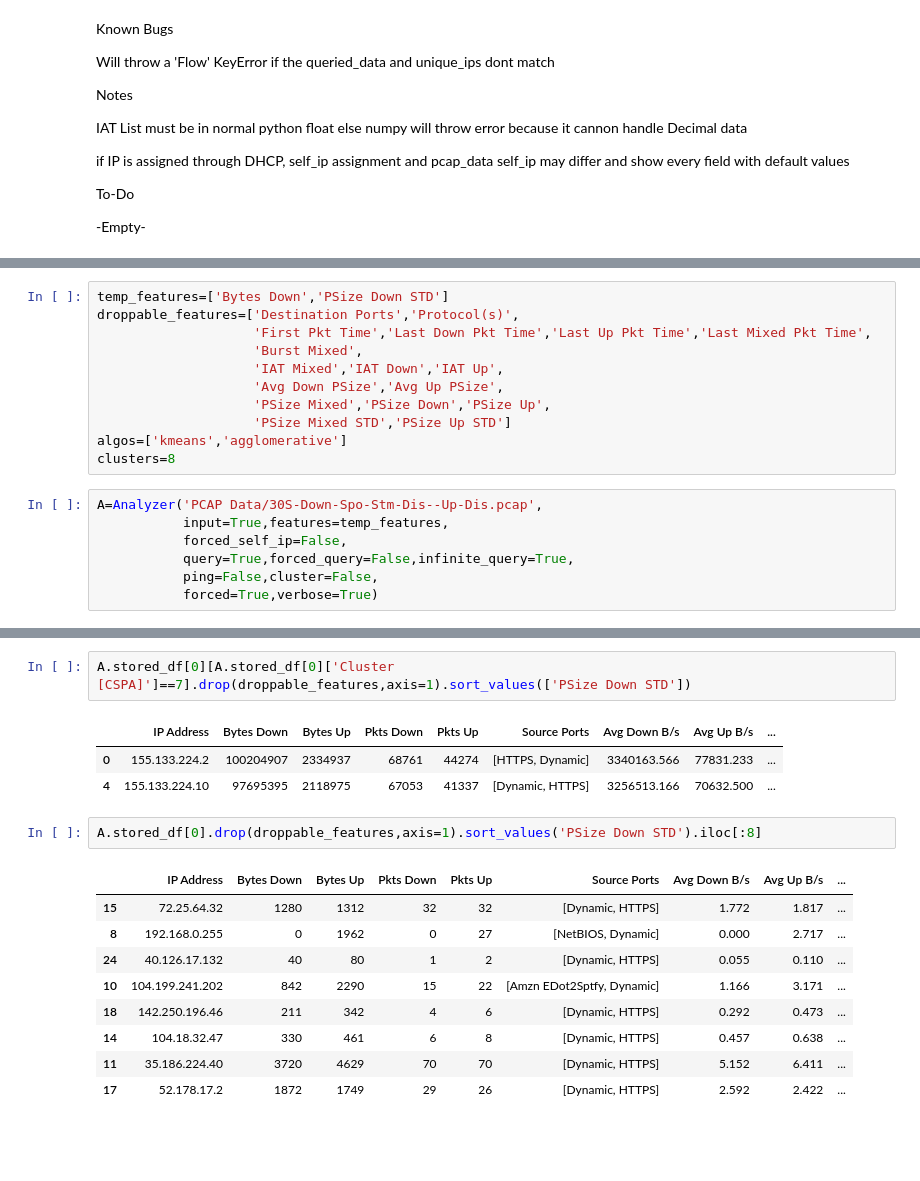
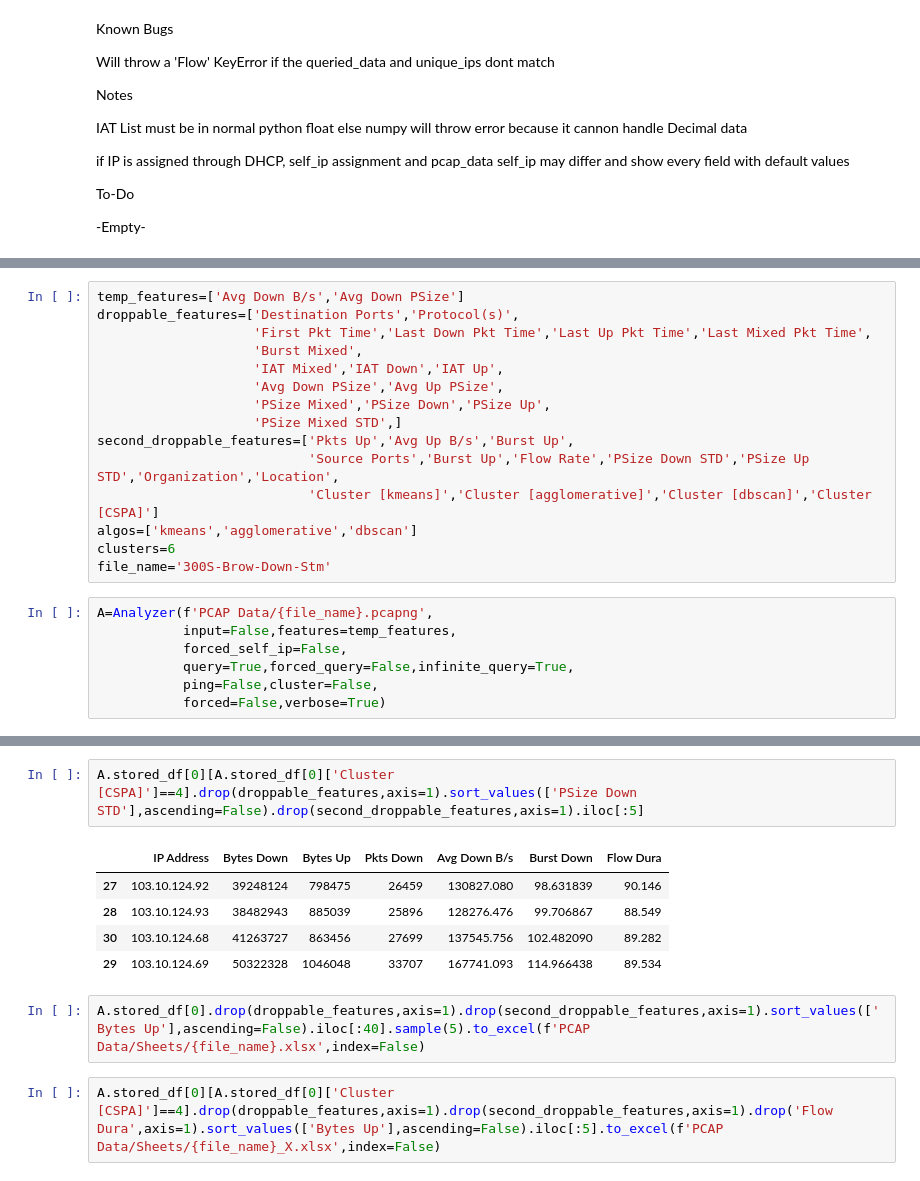
Before and after one commit to MobiusYeeitus/TrafficAnalysis, a Jupyter notebook: AnalysisCore.ipynb, the cells around one changed output, grey strips where cells are left out. Cells and saved outputs as stored; diff of their text form; blank space fills up the shorter version.

```diff
--- a/AnalysisCore.ipynb
+++ b/AnalysisCore.ipynb
@@ -959,19 +961,23 @@ class Analyzer:
 # %%
-temp_features=['Bytes Down','PSize Down STD']
+temp_features=['Avg Down B/s','Avg Down PSize']
 droppable_features=['Destination Ports','Protocol(s)',
                     'First Pkt Time','Last Down Pkt Time','Last Up Pkt Time','Last Mixed Pkt Time',
                     'Burst Mixed',
                     'IAT Mixed','IAT Down','IAT Up',
                     'Avg Down PSize','Avg Up PSize',
                     'PSize Mixed','PSize Down','PSize Up',
-                    'PSize Mixed STD','PSize Up STD']
-algos=['kmeans','agglomerative']
-clusters=8
+                    'PSize Mixed STD',]
+second_droppable_features=['Pkts Up','Avg Up B/s','Burst Up',
+                           'Source Ports','Burst Up','Flow Rate','PSize Down STD','PSize Up STD','Organization','Location',
+                           'Cluster [kmeans]','Cluster [agglomerative]','Cluster [dbscan]','Cluster [CSPA]']
+algos=['kmeans','agglomerative','dbscan']
+clusters=6
+file_name='300S-Brow-Down-Stm'
 # %%
-A=Analyzer('PCAP Data/30S-Down-Spo-Stm-Dis--Up-Dis.pcap',
-           input=True,features=temp_features,
+A=Analyzer(f'PCAP Data/{file_name}.pcapng',
+           input=False,features=temp_features,
            forced_self_ip=False,
            query=True,forced_query=False,infinite_query=True,
            ping=False,cluster=False,
-           forced=True,verbose=True)
+           forced=False,verbose=True)
 # %% [output]
@@ -998,18 +1006,12 @@ A.Generate_Ensembling(features=temp_features,ensembling_algorithms=algos,cluster
 # %%
-A.stored_df[0][A.stored_df[0]['Cluster [CSPA]']==7].drop(droppable_features,axis=1).sort_values(['PSize Down STD'])
+A.stored_df[0][A.stored_df[0]['Cluster [CSPA]']==4].drop(droppable_features,axis=1).sort_values(['PSize Down STD'],ascending=False).drop(second_droppable_features,axis=1).iloc[:5]
 # %% [output]
-|  | IP Address | Bytes Down | Bytes Up | Pkts Down | Pkts Up | Source Ports | Avg Down B/s | Avg Up B/s | ... |
-| 0 | 155.133.224.2 | 100204907 | 2334937 | 68761 | 44274 | [HTTPS, Dynamic] | 3340163.566 | 77831.233 | ... |
-| 4 | 155.133.224.10 | 97695395 | 2118975 | 67053 | 41337 | [Dynamic, HTTPS] | 3256513.166 | 70632.500 | ... |
+|  | IP Address | Bytes Down | Bytes Up | Pkts Down | Avg Down B/s | Burst Down | Flow Dura |
+| 27 | 103.10.124.92 | 39248124 | 798475 | 26459 | 130827.080 | 98.631839 | 90.146 |
+| 28 | 103.10.124.93 | 38482943 | 885039 | 25896 | 128276.476 | 99.706867 | 88.549 |
+| 30 | 103.10.124.68 | 41263727 | 863456 | 27699 | 137545.756 | 102.482090 | 89.282 |
+| 29 | 103.10.124.69 | 50322328 | 1046048 | 33707 | 167741.093 | 114.966438 | 89.534 |
-# %%
-A.stored_df[0].drop(droppable_features,axis=1).sort_values('PSize Down STD').iloc[:8]
-# %% [output]
-|  | IP Address | Bytes Down | Bytes Up | Pkts Down | Pkts Up | Source Ports | Avg Down B/s | Avg Up B/s | ... |
-| 15 | 72.25.64.32 | 1280 | 1312 | 32 | 32 | [Dynamic, HTTPS] | 1.772 | 1.817 | ... |
-| 8 | 192.168.0.255 | 0 | 1962 | 0 | 27 | [NetBIOS, Dynamic] | 0.000 | 2.717 | ... |
-| 24 | 40.126.17.132 | 40 | 80 | 1 | 2 | [Dynamic, HTTPS] | 0.055 | 0.110 | ... |
-| 10 | 104.199.241.202 | 842 | 2290 | 15 | 22 | [Amzn EDot2Sptfy, Dynamic] | 1.166 | 3.171 | ... |
-| 18 | 142.250.196.46 | 211 | 342 | 4 | 6 | [Dynamic, HTTPS] | 0.292 | 0.473 | ... |
-| 14 | 104.18.32.47 | 330 | 461 | 6 | 8 | [Dynamic, HTTPS] | 0.457 | 0.638 | ... |
-| 11 | 35.186.224.40 | 3720 | 4629 | 70 | 70 | [Dynamic, HTTPS] | 5.152 | 6.411 | ... |
-| 17 | 52.178.17.2 | 1872 | 1749 | 29 | 26 | [Dynamic, HTTPS] | 2.592 | 2.422 | ... |
+# %%
+A.stored_df[0].drop(droppable_features,axis=1).drop(second_droppable_features,axis=1).sort_values(['Bytes Up'],ascending=False).iloc[:40].sample(5).to_excel(f'PCAP Data/Sheets/{file_name}.xlsx',index=False)
+# %%
+A.stored_df[0][A.stored_df[0]['Cluster [CSPA]']==4].drop(droppable_features,axis=1).drop(second_droppable_features,axis=1).drop('Flow Dura',axis=1).sort_values(['Bytes Up'],ascending=False).iloc[:5].to_excel(f'PCAP Data/Sheets/{file_name}_X.xlsx',index=False)
```
Also changed, not shown: parts of 8 cells of this notebook.
